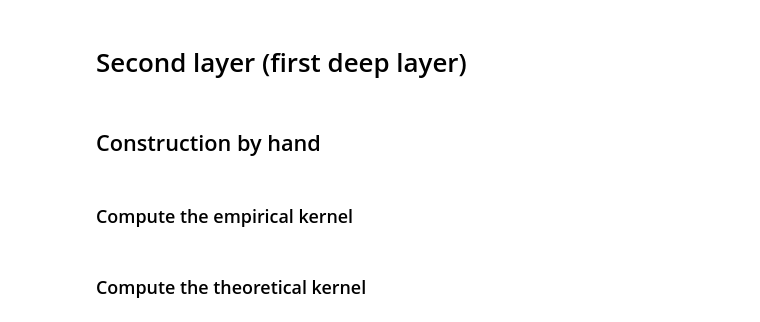
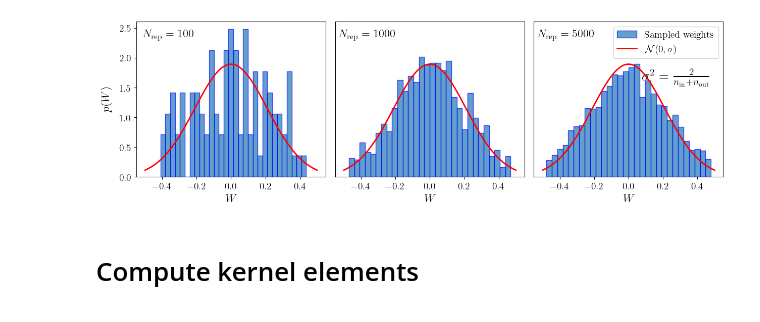
Before and after one commit to achiefa/DeepLearningTheory, a Jupyter notebook: notebooks/kernel_recursion.ipynb, the cells around one changed output. Cells and saved outputs as stored; diff of their text form; code cells hidden in the pictures.

Commit message:
Add plot with kernel recursion

```diff
--- a/notebooks/kernel_recursion.ipynb
+++ b/notebooks/kernel_recursion.ipynb
@@ -96,4 +22,0 @@ plot_kernel_at_layer(
-# %% [markdown]
-# Second layer (first deep layer)
-# %% [markdown]
-## Construction by hand
@@ -99,0 +26,20 @@ plot_kernel_at_layer(
+# %%
+seed = 232123
+nreplicas = 100
+model_ens_nnpdf = []
+model_ens_100 = []
+model_ens_600 = []
+
+common_dict = {
+    "outputs": 1,
+    "activations": ["tanh", "tanh"],
+    "kernel_initializer": "GlorotNormal",
+    "user_ki_args": None,
+    "scaled_input": False,
+    "preprocessing": False,
+}
+
+for rep in range(nreplicas):
+    model_ens_nnpdf.append(generate_pdf_model(**common_dict, architecture=(25, 20), seed=seed+rep))
+    model_ens_100.append(generate_pdf_model(**common_dict, architecture=(100, 100), seed=seed+rep))
+    model_ens_600.append(generate_pdf_model(**common_dict, architecture=(600, 600), seed=seed+rep))
@@ -100,2 +70,49 @@ plot_kernel_at_layer(
+# %%
+from scipy import stats
+
+# Create figure and grid
+fig = plt.figure(figsize=(15, 4))
+gs = GridSpec(1, 3, figure=fig, hspace=0.05, wspace=0.05)
+
+sigma = np.sqrt(2 / (n_in + n_out))
+pdf_x_vals = np.linspace(-0.5, 0.5, 100)
+gaussian = stats.norm.pdf(pdf_x_vals, 0, sigma)
+
+ax_1 = fig.add_subplot(gs[0, 0])
+ax_2 = fig.add_subplot(gs[0, 1],sharey=ax_1)
+ax_3 = fig.add_subplot(gs[0, 2],sharey=ax_1)
+
+ax_1.hist(W_100, bins=30, density=True, alpha=0.7, color='C0', edgecolor='blue')
+ax_2.hist(W_1000, bins=30, density=True, alpha=0.7, color='C0', edgecolor='blue')
+ax_3.hist(W_5000, bins=30, density=True, alpha=0.7, color='C0', edgecolor='blue', label=r'$\textrm{Sampled weights}$')
+
+ax_1.plot(pdf_x_vals, gaussian, 'r-', linewidth=2, label=r'$\mathcal{N}(0,\sigma)$')
+ax_2.plot(pdf_x_vals, gaussian, 'r-', linewidth=2, label=r'$\mathcal{N}(0,\sigma)$')
+ax_3.plot(pdf_x_vals, gaussian, 'r-', linewidth=2, label=r'$\mathcal{N}(0,\sigma)$')
+
+ax_1.tick_params(axis='both', which='both', labelsize=14)
+ax_2.tick_params(axis='both', which='both', labelsize=14)
+ax_3.tick_params(axis='both', which='both', labelsize=14)
+
+ax_2.tick_params(axis='y', which='both', left=False, labelleft=False)
+ax_3.tick_params(axis='y', which='both', left=False, labelleft=False)
+
+ax_1.set_xlabel(r'$W$', fontsize=16)
+ax_2.set_xlabel(r'$W$', fontsize=16)
+ax_3.set_xlabel(r'$W$', fontsize=16)
+
+ax_1.set_ylabel(r"$p(W)$", fontsize=16, labelpad=10)
+
+ax_3.text(x=0.75, y=0.70, s=r'$\sigma^2 = \frac{2}{n_{\rm in} + n_{\rm out}}$', fontsize=20, ha='center', va='top', transform=ax_3.transAxes)
+
+ax_1.text(x=0.17, y=0.95, s=r'$N_{\rm rep}=100$', fontsize=16, ha='center', va='top', transform=ax_1.transAxes)
+ax_2.text(x=0.17, y=0.95, s=r'$N_{\rm rep}=1000$', fontsize=16, ha='center', va='top', transform=ax_2.transAxes)
+ax_3.text(x=0.17, y=0.95, s=r'$N_{\rm rep}=5000$', fontsize=16, ha='center', va='top', transform=ax_3.transAxes)
+
+ax_3.legend(fontsize=14)
+
+fig.savefig("../doc/figs/weight_distribution.pdf", bbox_inches='tight')
+# %% [output]
+[figure, added]
 # %% [markdown]
-### Compute the empirical kernel
+# Compute kernel elements
@@ -109,2 +118,0 @@ K2_offdiag = K2_empirical[:,0,:,50].numpy()
-# %% [markdown]
-### Compute the theoretical kernel
```
Also changed, not shown: parts of 29 cells of this notebook.
